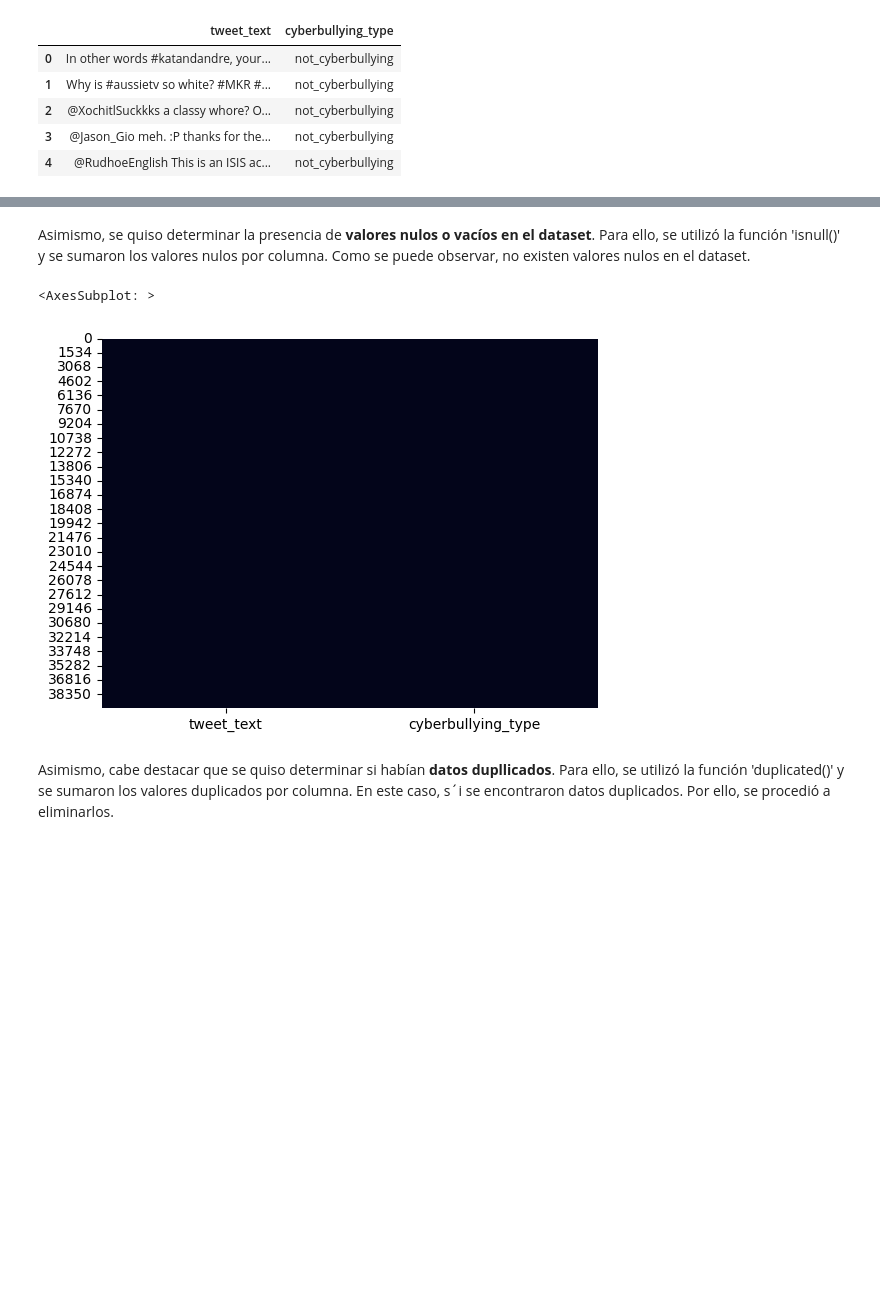
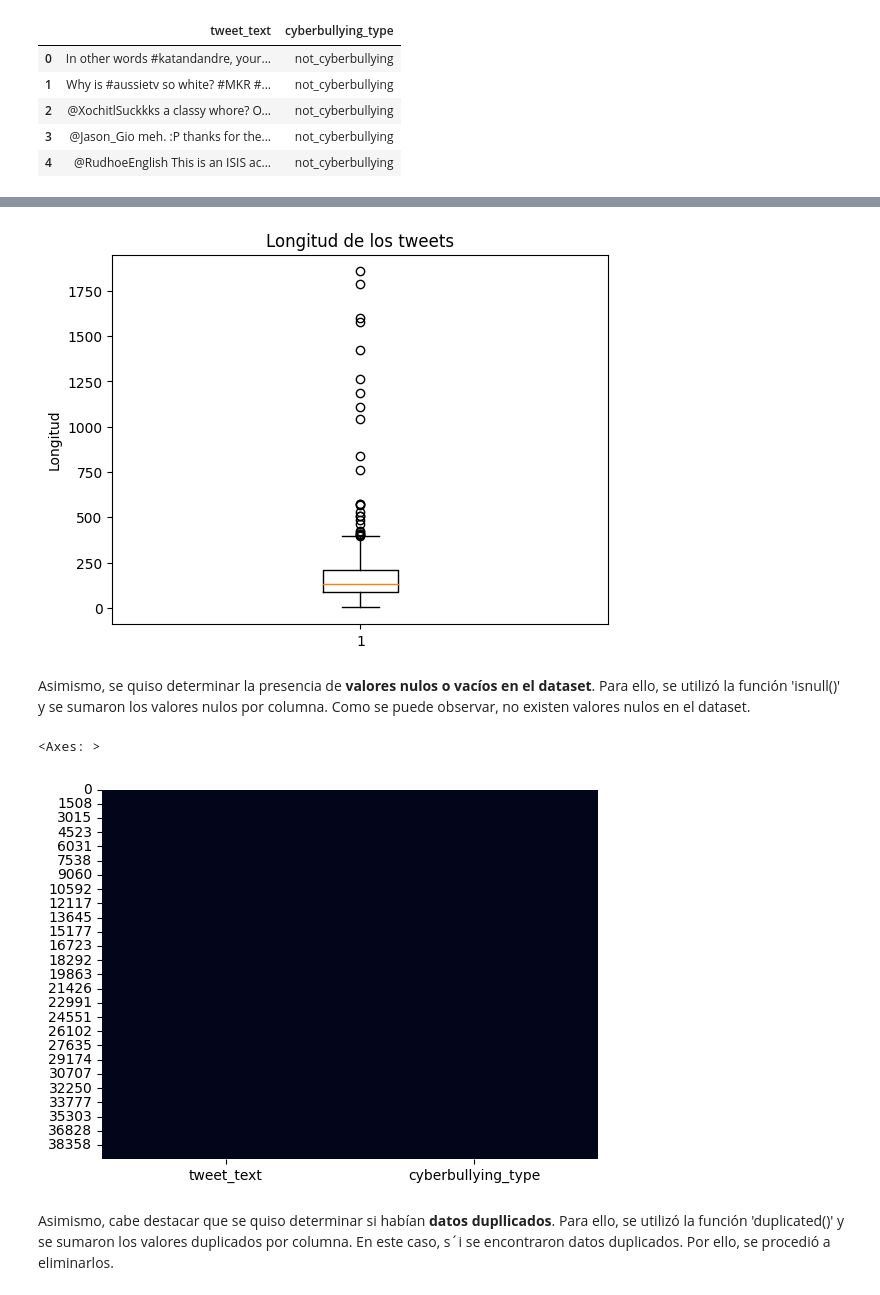
Before and after one commit to stefanoaragoni/ProyectoDeepLearning, a Jupyter notebook: proyecto.ipynb, the cells around one changed output, grey strips where cells are left out. Drawn from its saved outputs; the diff is of its cells as text; code cells hidden in the pictures; blank space fills up the shorter version.

```diff
--- a/proyecto.ipynb
+++ b/proyecto.ipynb
@@ -91,3 +125,19 @@ data.head()
+# %%
+# Visualizar la longitud de los tweets
+
+# Almacenar la longitud de cada tweet en una lista
+lengths = [len(tweet) for tweet in data['tweet_text']]
+
+# Crear un boxplot
+plt.boxplot(lengths)
+plt.title('Longitud de los tweets')
+plt.ylabel('Longitud')
+plt.show()
+
+# Eliminar los tweets con longitud mayor a 280 caracteres
+data = data[data['tweet_text'].map(len) <= 280]
+# %% [output]
+[figure, added]
 # %% [markdown]
 Asimismo, se quiso determinar la presencia de **valores nulos o vacíos en el dataset**. Para ello, se utilizó la función 'isnull()' y se sumaron los valores nulos por columna. Como se puede observar, no existen valores nulos en el dataset.
 # %%
@@ -96,8 +146,8 @@ Asimismo, se quiso determinar la presencia de **valores nulos o vacíos en el da
 # Graficar heatmap de valores nulos
 sns.heatmap(data.isnull(), cbar=False)
 # %% [output]
-<AxesSubplot: >
+<Axes: >
-[figure, old version]
+[figure, new version]
 # %% [markdown]
 Asimismo, cabe destacar que se quiso determinar si habían **datos dupllicados**. Para ello, se utilizó la función 'duplicated()' y se sumaron los valores duplicados por columna. En este caso, s´i se encontraron datos duplicados. Por ello, se procedió a eliminarlos.
 # %%
```
Also changed, not shown: parts of 20 cells of this notebook, 4 other files.
